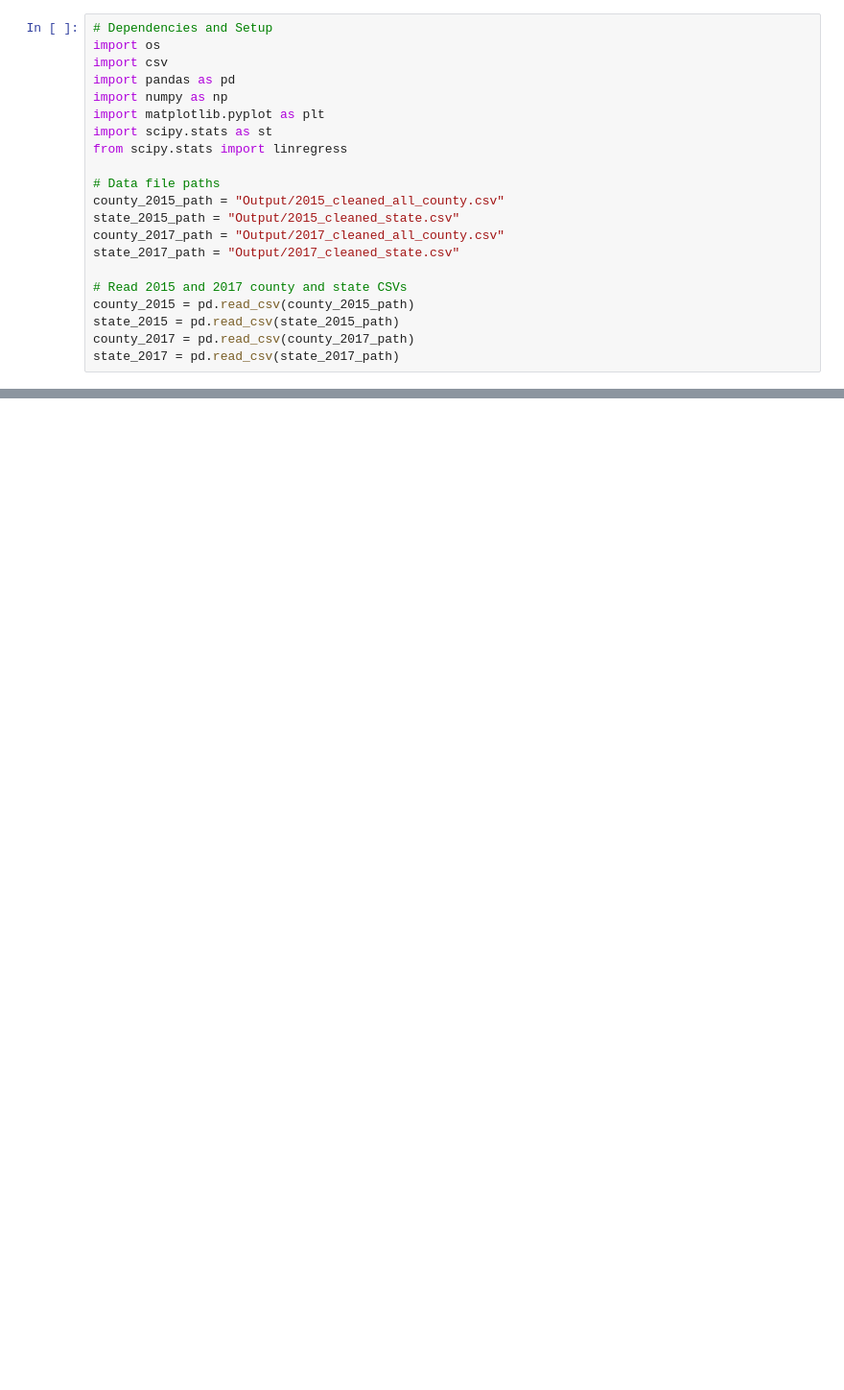
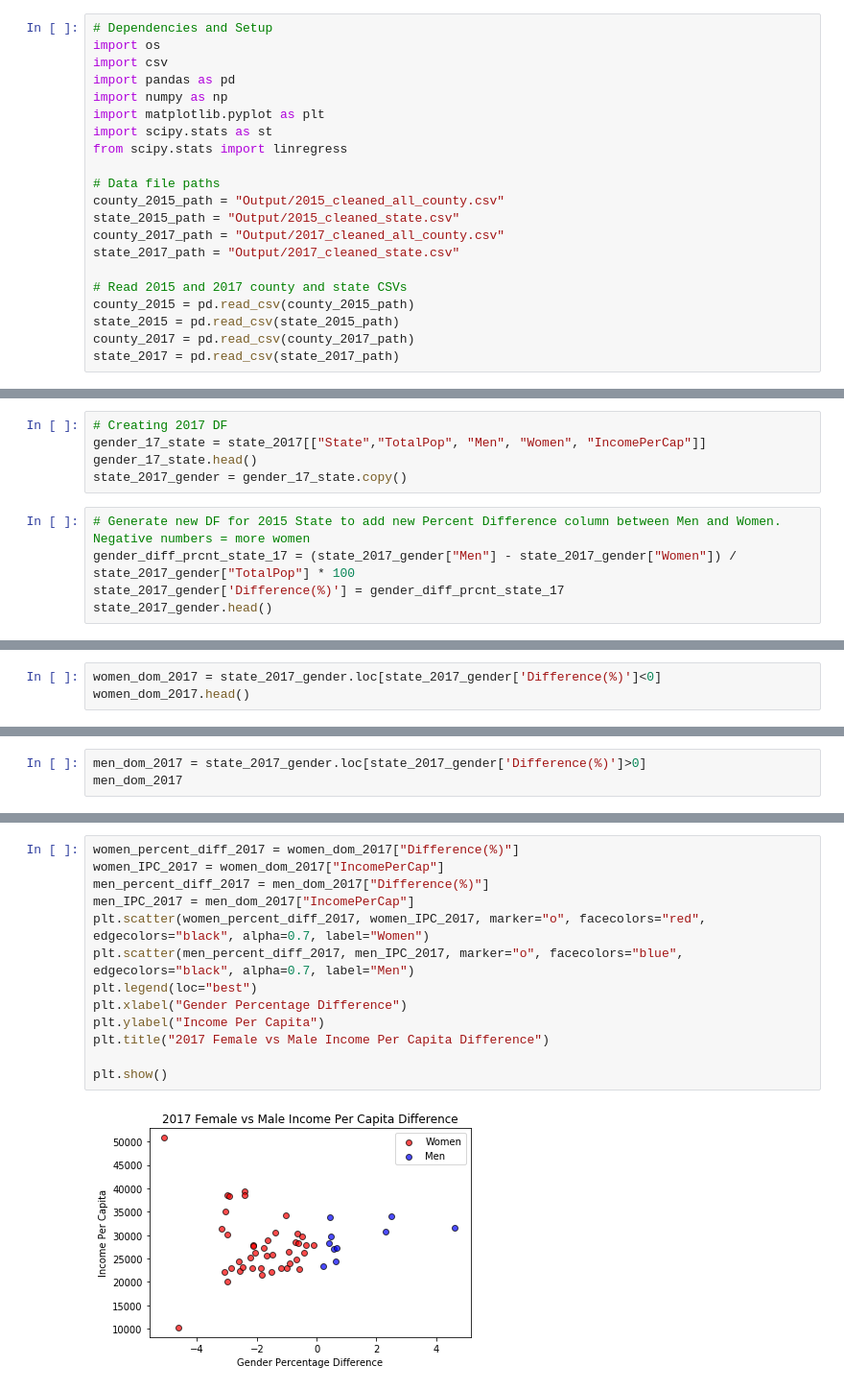
Before and after one commit to charlim26/censusproject, a Jupyter notebook: gender_income.ipynb, the cells around one changed output, grey strips where cells are left out. Shown: that part at 96% size. Saved outputs shown, nothing was run; the diff lists cells and outputs as text; blank space fills up the shorter version.

```diff
--- a/gender_income.ipynb
+++ b/gender_income.ipynb
@@ -97,3 +87,13 @@ plt.title("2015 Female vs Male Income Per Capita Difference")
 plt.show()
 # %% [output]
 [figure]
+# %%
+# Creating 2017 DF
+gender_17_state = state_2017[["State","TotalPop", "Men", "Women", "IncomePerCap"]]
+gender_17_state.head()
+state_2017_gender = gender_17_state.copy()
+# %%
+# Generate new DF for 2015 State to add new Percent Difference column between Men and Women. Negative numbers = more women
+gender_diff_prcnt_state_17 = (state_2017_gender["Men"] - state_2017_gender["Women"]) / state_2017_gender["TotalPop"] * 100
+state_2017_gender['Difference(%)'] = gender_diff_prcnt_state_17
+state_2017_gender.head()
@@ -99,0 +107,3 @@ plt.show()
+# %%
+women_dom_2017 = state_2017_gender.loc[state_2017_gender['Difference(%)']<0]
+women_dom_2017.head()
@@ -99,0 +117,3 @@ plt.show()
+# %%
+men_dom_2017 = state_2017_gender.loc[state_2017_gender['Difference(%)']>0]
+men_dom_2017
@@ -99,0 +132,15 @@ plt.show()
+# %%
+women_percent_diff_2017 = women_dom_2017["Difference(%)"]
+women_IPC_2017 = women_dom_2017["IncomePerCap"]
+men_percent_diff_2017 = men_dom_2017["Difference(%)"]
+men_IPC_2017 = men_dom_2017["IncomePerCap"]
+plt.scatter(women_percent_diff_2017, women_IPC_2017, marker="o", facecolors="red", edgecolors="black", alpha=0.7, label="Women")
+plt.scatter(men_percent_diff_2017, men_IPC_2017, marker="o", facecolors="blue", edgecolors="black", alpha=0.7, label="Men")
+plt.legend(loc="best")
+plt.xlabel("Gender Percentage Difference")
+plt.ylabel("Income Per Capita")
+plt.title("2017 Female vs Male Income Per Capita Difference")
+
+plt.show()
+# %% [output]
+[figure, added]
```
Also changed, not shown: parts of 9 cells of this notebook.
